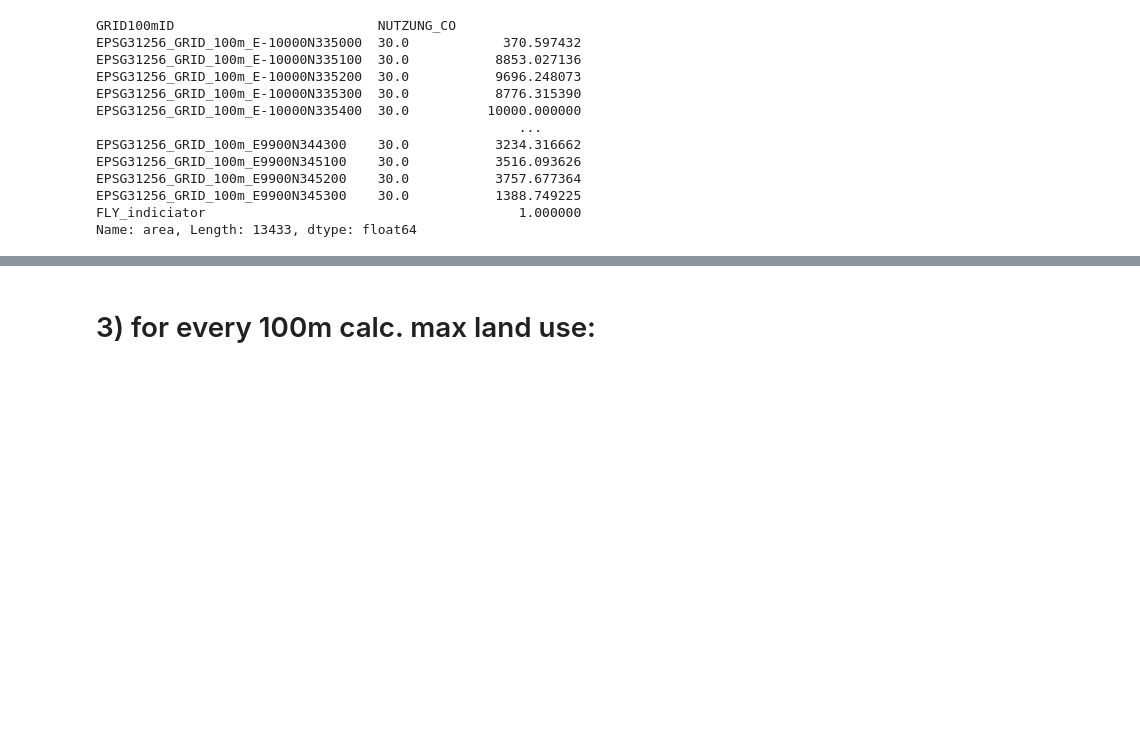
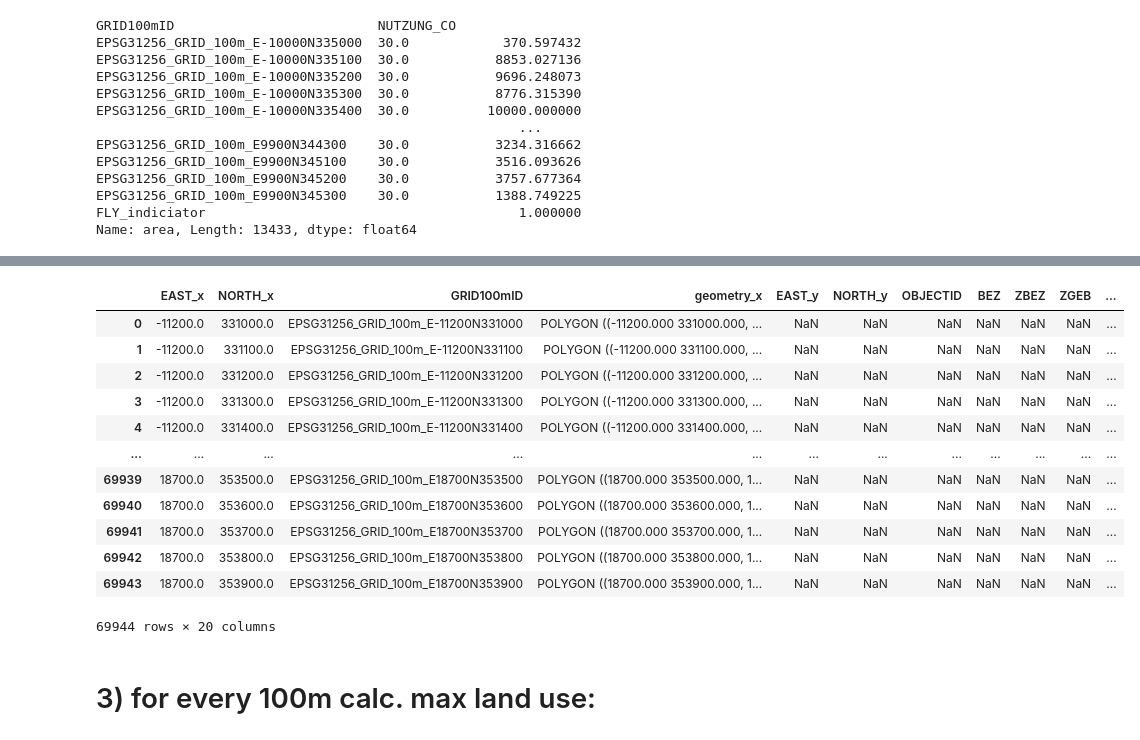
Before and after one commit to FAIRiCUBE/uc1-urban-climate, a Jupyter notebook: notebooks/dev/f06_pre_processing/Vienna_land_use.ipynb, the cells around one changed output, grey strips where cells are left out. Cells and saved outputs as stored; diff of their text form; code cells hidden in the pictures; blank space fills up the shorter version.

Commit message:
updated calc: area per cell

```diff
--- a/notebooks/dev/f06_pre_processing/Vienna_land_use.ipynb
+++ b/notebooks/dev/f06_pre_processing/Vienna_land_use.ipynb
@@ -242,11 +299,14 @@ df_land_use_LUT = pd.DataFrame(data2)
 # %%
-import geopandas as gpd
+
 ##Real_land_use2020_100m_test_group_by3
-# 1 Load GRID
-shp_100m_GRID = gpd.read_file(r"N:\C2205_FAIRiCUBE\f02_data\d050_data_WIEN\Vienna_gridded_data_collection\100m_GRID\Real_land_use2020_100m.shp")
-out_dem_vector =r"N:\C2205_FAIRiCUBE\f02_data\d050_data_WIEN\Vienna_gridded_data_collection\100m_GRID\Real_land_use2020_100m_max_land_use_in_cell.shp"
 
-gdf = shp_100m_GRID
+#out_dem_vector =r"N:\C2205_FAIRiCUBE\f02_data\d050_data_WIEN\Vienna_gridded_data_collection\100m_GRID\Real_land_use2020_100m_max_land_use_in_cell.shp"
+
+
+
+
+#
+#gdf = shp_100m_GRID
 #print(gdf.head())
 
 
@@ -258,7 +318,7 @@ gdf['area'] = gdf.geometry.area
 
 
 # Group by the attribute field and calculate aggregate statistics
-grouped_stats = gdf.groupby(['GRID100mID','NUTZUNG_CO'])['area'].sum()
+##grouped_stats = gdf.groupby(['GRID100mID','NUTZUNG_CO'])['area'].sum()
 
 
 # Group by 'GRID100mID' and find the index of the row with the maximum area for each group
@@ -269,12 +329,12 @@ grouped_stats = gdf.groupby(['GRID100mID','NUTZUNG_CO'])['area'].sum()
 
 
 
-import pandas as pd
-selected_rows = gdf[gdf['NUTZUNG_CO'] == 30]
-grouped_stats_30 = selected_rows.groupby(['GRID100mID','NUTZUNG_CO'])['area'].sum()
-grouped_stats_30['FLY_indiciator'] = 1
-
-grouped_stats_30
+#import pandas as pd
+#selected_rows = gdf[gdf['NUTZUNG_CO'] == 30]
+#grouped_stats_30 = selected_rows.groupby(['GRID100mID','NUTZUNG_CO'])['area'].sum()
+#grouped_stats_30['FLY_indiciator'] = 1
+#
+#grouped_stats_30
 # %% [output]
 GRID100mID                          NUTZUNG_CO
 EPSG31256_GRID_100m_E-10000N335000  30.0            370.597432
@@ -381,3 +532,21 @@ AttributeError: 'DataFrame' object has no attribute 'dissolve'
+# %%
+merged_gdf = shp_100m_GRID.merge(selected_rows, on='GRID100mID', how='left')
+
+merged_gdf
+# %% [output]
+|  | EAST_x | NORTH_x | GRID100mID | geometry_x | EAST_y | NORTH_y | OBJECTID | BEZ | ZBEZ | ZGEB | ... |
+| 0 | -11200.0 | 331000.0 | EPSG31256_GRID_100m_E-11200N331000 | POLYGON ((-11200.000 331000.000, ... | NaN | NaN | NaN | NaN | NaN | NaN | ... |
+| 1 | -11200.0 | 331100.0 | EPSG31256_GRID_100m_E-11200N331100 | POLYGON ((-11200.000 331100.000, ... | NaN | NaN | NaN | NaN | NaN | NaN | ... |
+| 2 | -11200.0 | 331200.0 | EPSG31256_GRID_100m_E-11200N331200 | POLYGON ((-11200.000 331200.000, ... | NaN | NaN | NaN | NaN | NaN | NaN | ... |
+| 3 | -11200.0 | 331300.0 | EPSG31256_GRID_100m_E-11200N331300 | POLYGON ((-11200.000 331300.000, ... | NaN | NaN | NaN | NaN | NaN | NaN | ... |
+| 4 | -11200.0 | 331400.0 | EPSG31256_GRID_100m_E-11200N331400 | POLYGON ((-11200.000 331400.000, ... | NaN | NaN | NaN | NaN | NaN | NaN | ... |
+| ... | ... | ... | ... | ... | ... | ... | ... | ... | ... | ... | ... |
+| 69939 | 18700.0 | 353500.0 | EPSG31256_GRID_100m_E18700N353500 | POLYGON ((18700.000 353500.000, 1... | NaN | NaN | NaN | NaN | NaN | NaN | ... |
+| 69940 | 18700.0 | 353600.0 | EPSG31256_GRID_100m_E18700N353600 | POLYGON ((18700.000 353600.000, 1... | NaN | NaN | NaN | NaN | NaN | NaN | ... |
+| 69941 | 18700.0 | 353700.0 | EPSG31256_GRID_100m_E18700N353700 | POLYGON ((18700.000 353700.000, 1... | NaN | NaN | NaN | NaN | NaN | NaN | ... |
+| 69942 | 18700.0 | 353800.0 | EPSG31256_GRID_100m_E18700N353800 | POLYGON ((18700.000 353800.000, 1... | NaN | NaN | NaN | NaN | NaN | NaN | ... |
+| 69943 | 18700.0 | 353900.0 | EPSG31256_GRID_100m_E18700N353900 | POLYGON ((18700.000 353900.000, 1... | NaN | NaN | NaN | NaN | NaN | NaN | ... |
+69944 rows × 20 columns
 # %% [markdown]
 # 3) for every 100m  calc. max land use:
 # %%
```
Also changed, not shown: parts of 11 cells of this notebook.
